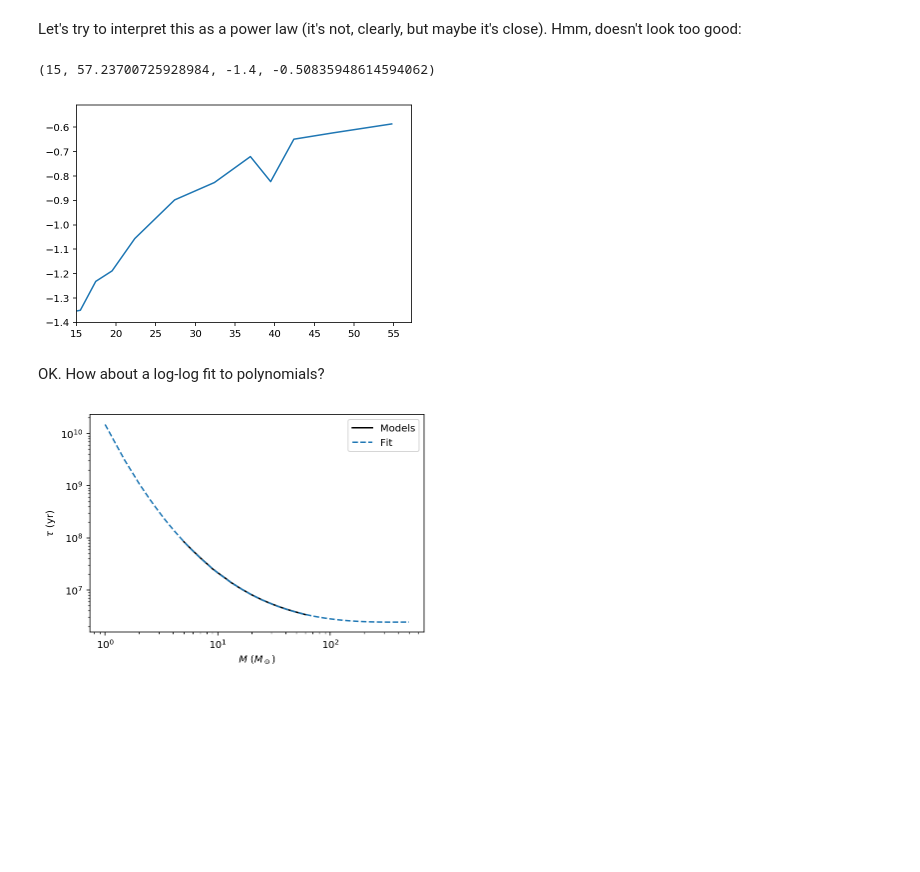
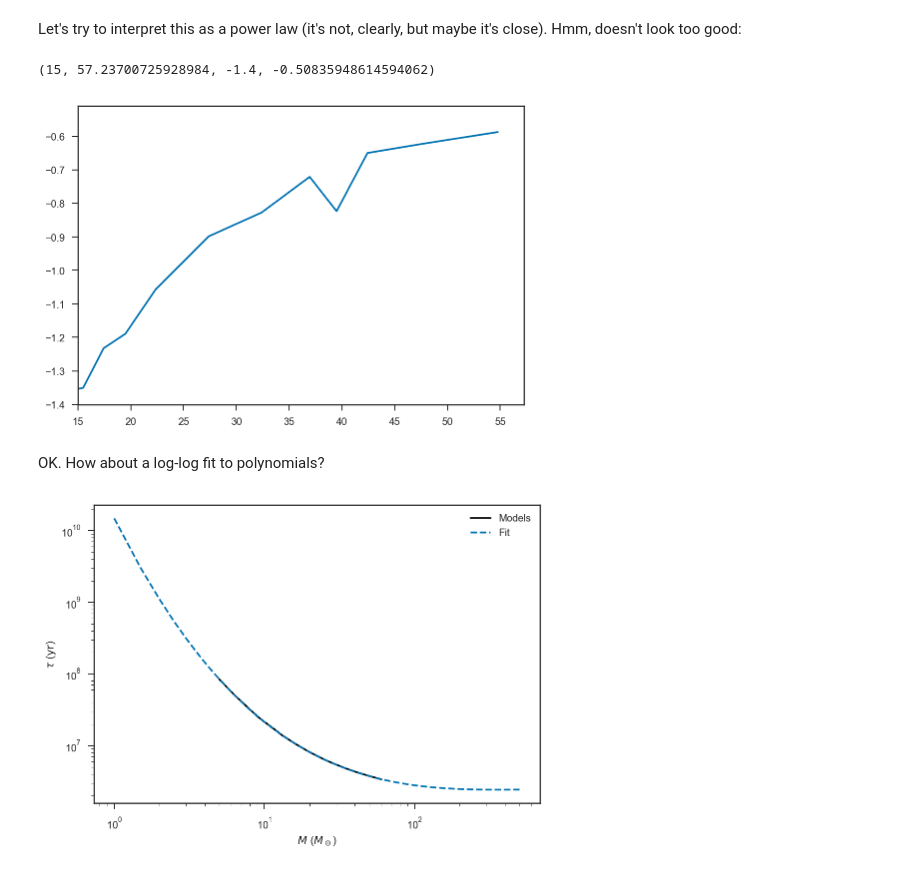
Before and after one commit to farr/30DorIMF, a Jupyter notebook: IMF.ipynb, the cells around one changed output. Saved outputs shown, nothing was run; the diff lists cells and outputs as text; code cells hidden in the pictures; blank space fills up the shorter version.

Commit message:
Seaborn formatting and (untested) Stan code written for model description.

```diff
--- a/IMF.ipynb
+++ b/IMF.ipynb
@@ -4,6 +4,12 @@
 
 import astropy.io.ascii as aia
 import glob
+import pystan
 import re
+import seaborn as sns
+
+sns.set_style('ticks')
+sns.set_context('notebook')
+sns.set_palette('colorblind')
 # %% [output]
 Populating the interactive namespace from numpy and matplotlib
@@ -93,27 +102,27 @@ plot(mid_masses, diff(log(lifetimes))/diff(log(masses)))
 axis(xmin=15, ymin=-1.4)
 # %% [output]
 (15, 57.23700725928984, -1.4, -0.50835948614594062)
-[figure, old version]
+[figure, new version]
 # %% [markdown]
 OK.  How about a log-log fit to polynomials?
 # %%
 nmasses = masses.shape[0]
 M = column_stack((ones(nmasses), log(masses), log(masses)**2, log(masses)**3))
-c_lifetime = np.linalg.lstsq(M, log(lifetimes))[0]
+c_lifetime = np.linalg.lstsq(M, log(lifetimes/1e6))[0]
 plot(masses, lifetimes, '-k', label='Models')
 
 fit_masses = linspace(1, 500, 1000)
 Mfit = column_stack((ones(1000), log(fit_masses), log(fit_masses)**2, log(fit_masses)**3))
 
-plot(fit_masses, exp(np.dot(c_lifetime, Mfit.T)), '--', label='Fit')
+plot(fit_masses, exp(np.dot(c_lifetime, Mfit.T))*1e6, '--', label='Fit')
 xscale('log')
 yscale('log')
 
 legend(loc='best')
 
 xlabel(r'$M$ ($M_\odot$)')
 ylabel(r'$\tau$ ($\mathrm{yr}$)')
 
 savefig('lifetime-fit.pdf')
 # %% [output]
-[figure, old version]
+[figure, new version]
```
Also changed, not shown: parts of 12 cells of this notebook, 4 other files.
